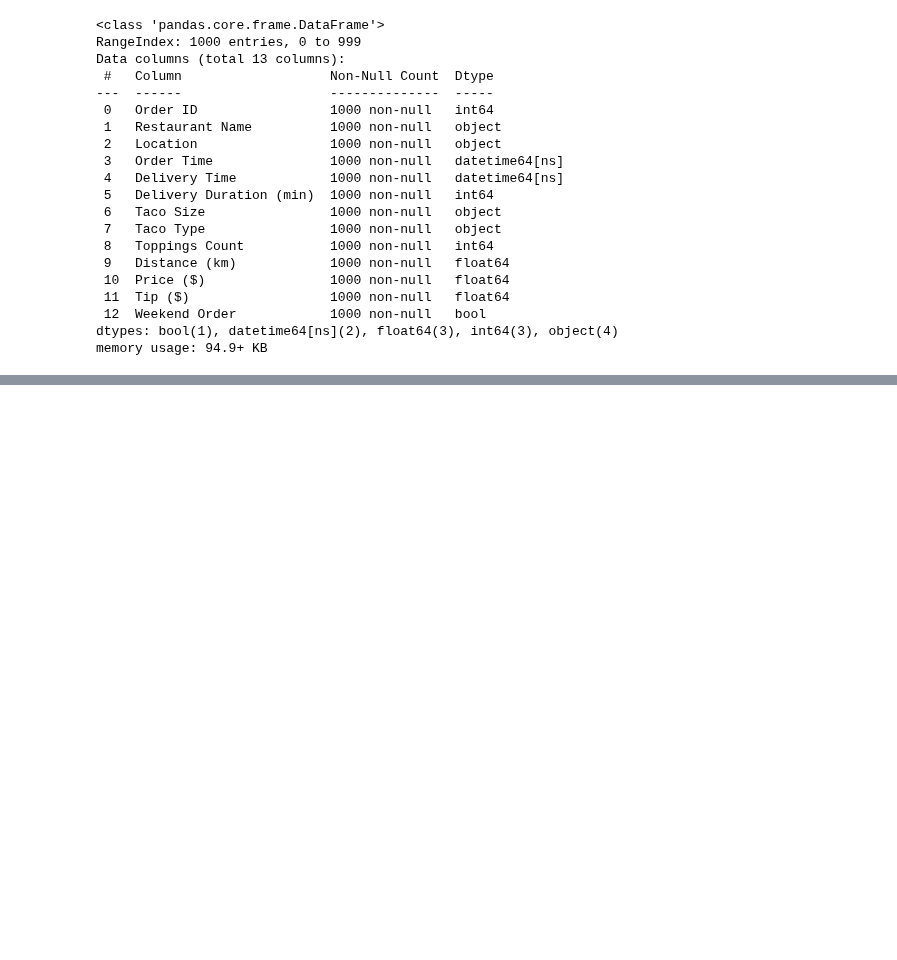
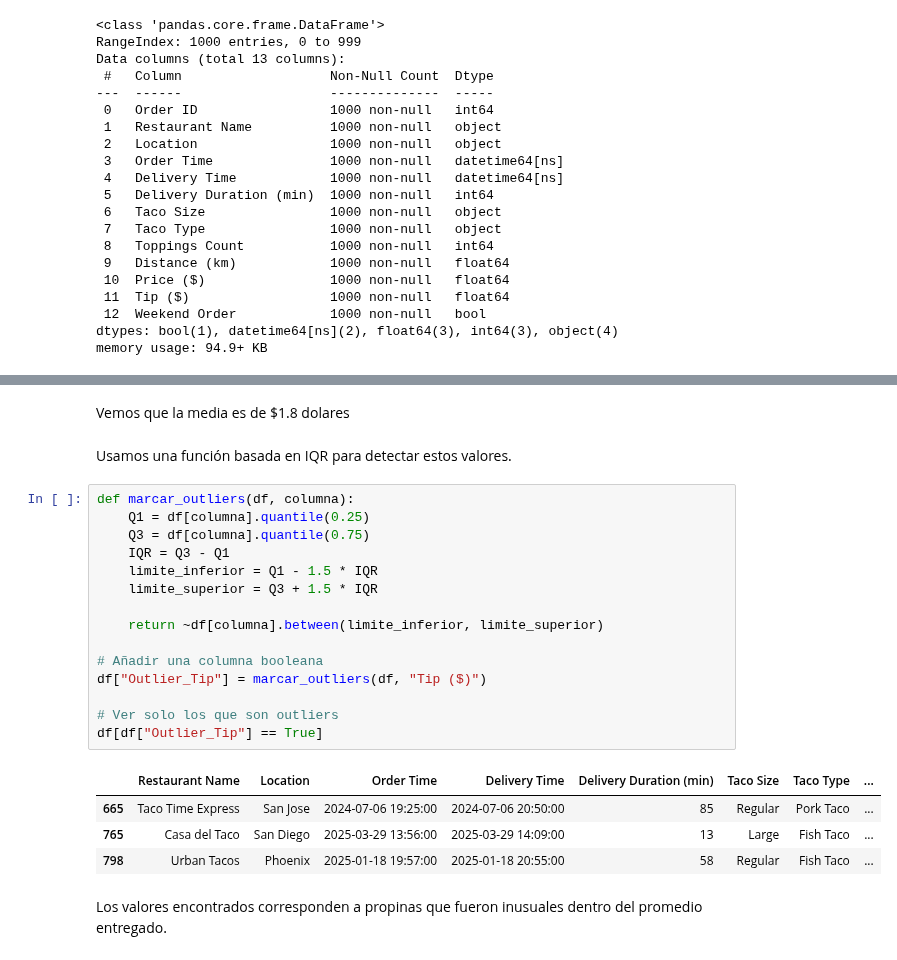
Before and after one commit to buitrekommando/mineriaAIEP_02, a Jupyter notebook: notebooks/0_consolidado.ipynb, the cells around one changed output, grey strips where cells are left out. Drawn from its saved outputs; the diff is of its cells as text; blank space fills up the shorter version.

```diff
--- a/notebooks/0_consolidado.ipynb
+++ b/notebooks/0_consolidado.ipynb
@@ -444,0 +496,27 @@ memory usage: 94.9+ KB
+# %% [markdown]
+Vemos que la media es de $1.8 dolares
+# %% [markdown]
+
+Usamos una función basada en IQR para detectar estos valores.
+# %%
+def marcar_outliers(df, columna):
+    Q1 = df[columna].quantile(0.25)
+    Q3 = df[columna].quantile(0.75)
+    IQR = Q3 - Q1
+    limite_inferior = Q1 - 1.5 * IQR
+    limite_superior = Q3 + 1.5 * IQR
+
+    return ~df[columna].between(limite_inferior, limite_superior)
+
+# Añadir una columna booleana
+df["Outlier_Tip"] = marcar_outliers(df, "Tip ($)")
+
+# Ver solo los que son outliers
+df[df["Outlier_Tip"] == True]
+# %% [output]
+|  | Restaurant Name | Location | Order Time | Delivery Time | Delivery Duration (min) | Taco Size | Taco Type | ... |
+| 665 | Taco Time Express | San Jose | 2024-07-06 19:25:00 | 2024-07-06 20:50:00 | 85 | Regular | Pork Taco | ... |
+| 765 | Casa del Taco | San Diego | 2025-03-29 13:56:00 | 2025-03-29 14:09:00 | 13 | Large | Fish Taco | ... |
+| 798 | Urban Tacos | Phoenix | 2025-01-18 19:57:00 | 2025-01-18 20:55:00 | 58 | Regular | Fish Taco | ... |
+# %% [markdown]
+Los valores encontrados corresponden a propinas que fueron inusuales dentro del promedio entregado.
```
Also changed, not shown: parts of 9 cells of this notebook.
